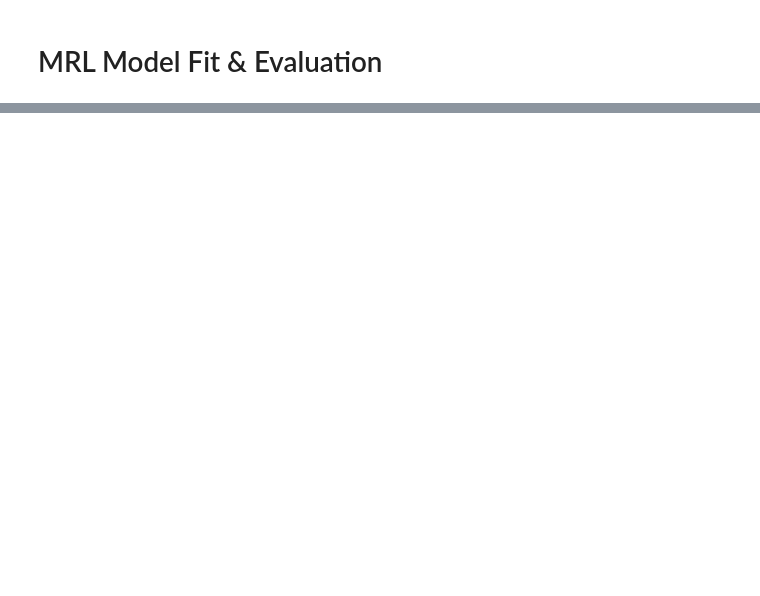
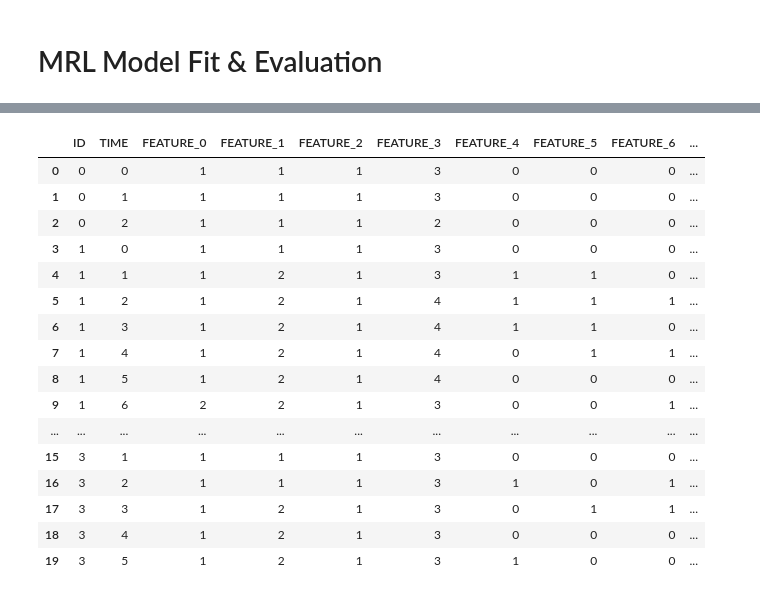
Before and after one commit to yining-wu10/Thesis, a Jupyter notebook: Experiment1.ipynb, the cells around one changed output, grey strips where cells are left out. Drawn from its saved outputs; the diff is of its cells as text; code cells hidden in the pictures; blank space fills up the shorter version.

```diff
--- a/Experiment1.ipynb
+++ b/Experiment1.ipynb
@@ -422,3 +414,23 @@ m.opt_k
+# %%
+m.df_trained.head(20)
+# %% [output]
+|  | ID | TIME | FEATURE_0 | FEATURE_1 | FEATURE_2 | FEATURE_3 | FEATURE_4 | FEATURE_5 | FEATURE_6 | ... |
+| 0 | 0 | 0 | 1 | 1 | 1 | 3 | 0 | 0 | 0 | ... |
+| 1 | 0 | 1 | 1 | 1 | 1 | 3 | 0 | 0 | 0 | ... |
+| 2 | 0 | 2 | 1 | 1 | 1 | 2 | 0 | 0 | 0 | ... |
+| 3 | 1 | 0 | 1 | 1 | 1 | 3 | 0 | 0 | 0 | ... |
+| 4 | 1 | 1 | 1 | 2 | 1 | 3 | 1 | 1 | 0 | ... |
+| 5 | 1 | 2 | 1 | 2 | 1 | 4 | 1 | 1 | 1 | ... |
+| 6 | 1 | 3 | 1 | 2 | 1 | 4 | 1 | 1 | 0 | ... |
+| 7 | 1 | 4 | 1 | 2 | 1 | 4 | 0 | 1 | 1 | ... |
+| 8 | 1 | 5 | 1 | 2 | 1 | 4 | 0 | 0 | 0 | ... |
+| 9 | 1 | 6 | 2 | 2 | 1 | 3 | 0 | 0 | 1 | ... |
+| ... | ... | ... | ... | ... | ... | ... | ... | ... | ... | ... |
+| 15 | 3 | 1 | 1 | 1 | 1 | 3 | 0 | 0 | 0 | ... |
+| 16 | 3 | 2 | 1 | 1 | 1 | 3 | 1 | 0 | 1 | ... |
+| 17 | 3 | 3 | 1 | 2 | 1 | 3 | 0 | 1 | 1 | ... |
+| 18 | 3 | 4 | 1 | 2 | 1 | 3 | 0 | 0 | 0 | ... |
+| 19 | 3 | 5 | 1 | 2 | 1 | 3 | 1 | 0 | 0 | ... |
 # %%
 P_df, R_df = get_MDP_stochastic(m.df_trained)
 
```
Also changed, not shown: parts of 16 cells of this notebook.
